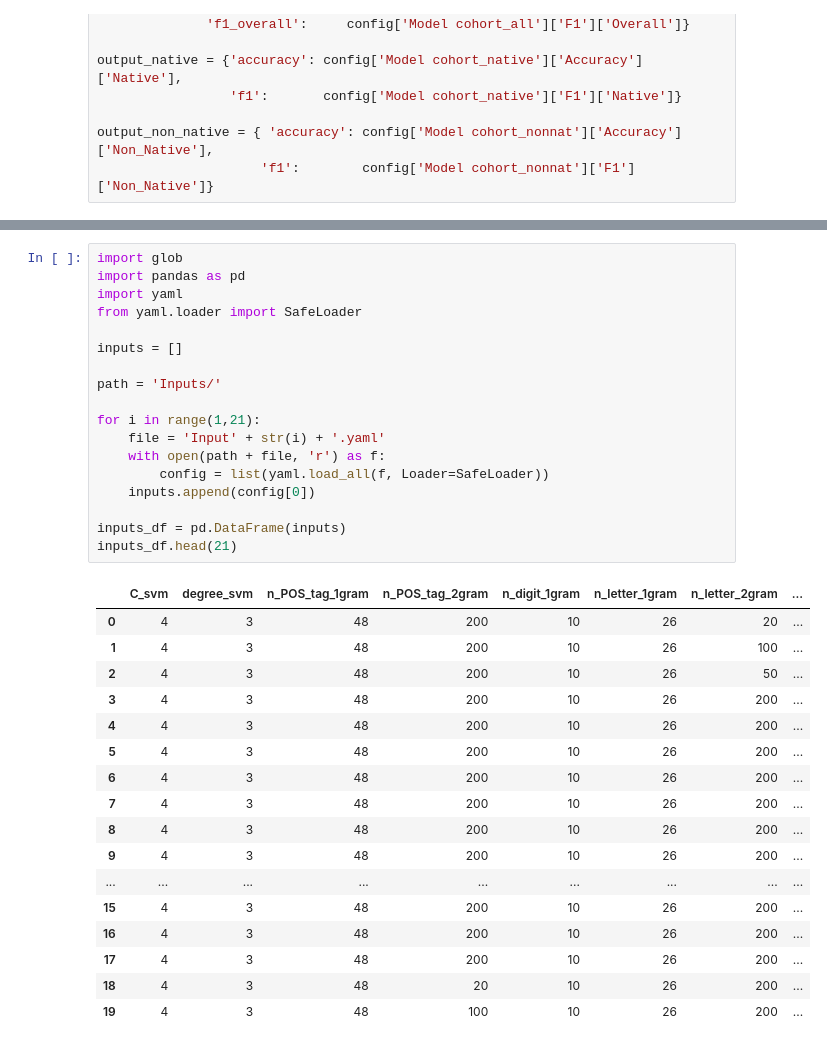
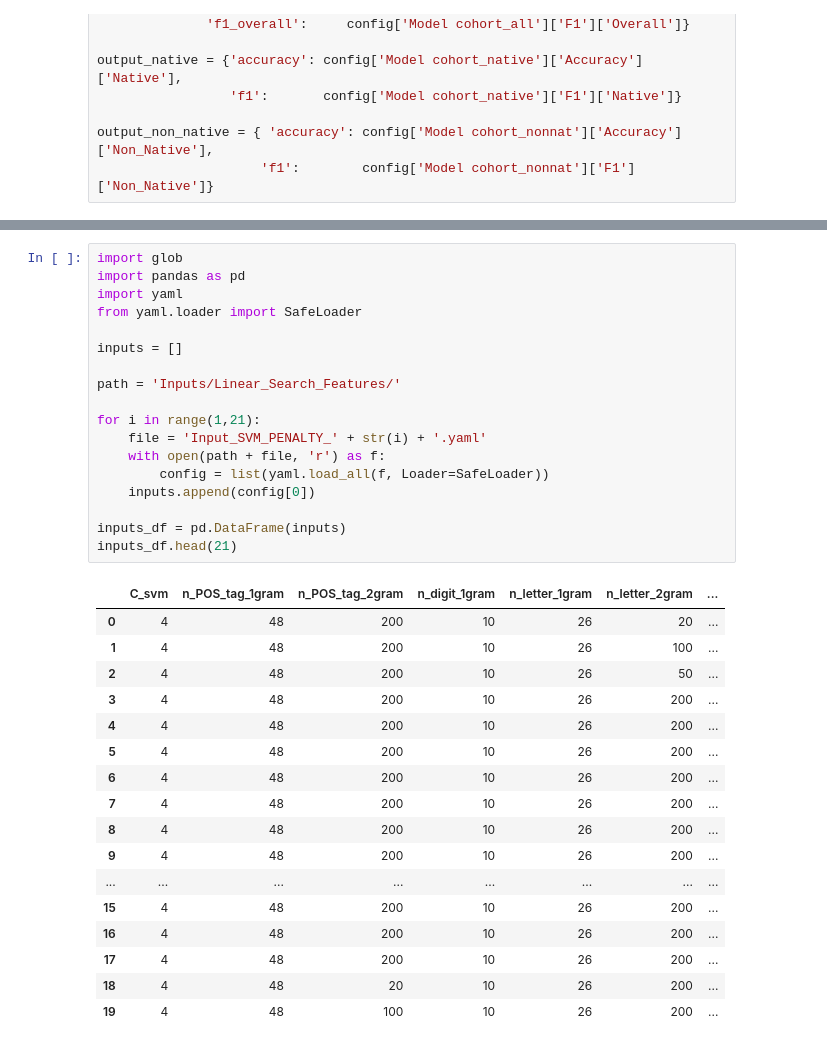
Before and after one commit to CS-433/project2-authclass, a Jupyter notebook: Arthur.ipynb, the cells around one changed output, grey strips where cells are left out. Cells and saved outputs as stored; diff of their text form.

Commit message:
Small changes to test grid search

```diff
--- a/Arthur.ipynb
+++ b/Arthur.ipynb
@@ -710,36 +669,36 @@ df
 # %%
 import glob
 import pandas as pd
 import yaml
 from yaml.loader import SafeLoader
 
 inputs = []
 
-path = 'Inputs/'
+path = 'Inputs/Linear_Search_Features/'
 
 for i in range(1,21):
-    file = 'Input' + str(i) + '.yaml'
+    file = 'Input_SVM_PENALTY_' + str(i) + '.yaml'
     with open(path + file, 'r') as f:
         config = list(yaml.load_all(f, Loader=SafeLoader))
     inputs.append(config[0])
 
 inputs_df = pd.DataFrame(inputs)
 inputs_df.head(21)
 # %% [output]
-|  | C_svm | degree_svm | n_POS_tag_1gram | n_POS_tag_2gram | n_digit_1gram | n_letter_1gram | n_letter_2gram | ... |
-| 0 | 4 | 3 | 48 | 200 | 10 | 26 | 20 | ... |
-| 1 | 4 | 3 | 48 | 200 | 10 | 26 | 100 | ... |
-| 2 | 4 | 3 | 48 | 200 | 10 | 26 | 50 | ... |
-| 3 | 4 | 3 | 48 | 200 | 10 | 26 | 200 | ... |
-| 4 | 4 | 3 | 48 | 200 | 10 | 26 | 200 | ... |
-| 5 | 4 | 3 | 48 | 200 | 10 | 26 | 200 | ... |
-| 6 | 4 | 3 | 48 | 200 | 10 | 26 | 200 | ... |
-| 7 | 4 | 3 | 48 | 200 | 10 | 26 | 200 | ... |
-| 8 | 4 | 3 | 48 | 200 | 10 | 26 | 200 | ... |
-| 9 | 4 | 3 | 48 | 200 | 10 | 26 | 200 | ... |
-| ... | ... | ... | ... | ... | ... | ... | ... | ... |
-| 15 | 4 | 3 | 48 | 200 | 10 | 26 | 200 | ... |
-| 16 | 4 | 3 | 48 | 200 | 10 | 26 | 200 | ... |
-| 17 | 4 | 3 | 48 | 200 | 10 | 26 | 200 | ... |
-| 18 | 4 | 3 | 48 | 20 | 10 | 26 | 200 | ... |
-| 19 | 4 | 3 | 48 | 100 | 10 | 26 | 200 | ... |
+|  | C_svm | n_POS_tag_1gram | n_POS_tag_2gram | n_digit_1gram | n_letter_1gram | n_letter_2gram | ... |
+| 0 | 4 | 48 | 200 | 10 | 26 | 20 | ... |
+| 1 | 4 | 48 | 200 | 10 | 26 | 100 | ... |
+| 2 | 4 | 48 | 200 | 10 | 26 | 50 | ... |
+| 3 | 4 | 48 | 200 | 10 | 26 | 200 | ... |
+| 4 | 4 | 48 | 200 | 10 | 26 | 200 | ... |
+| 5 | 4 | 48 | 200 | 10 | 26 | 200 | ... |
+| 6 | 4 | 48 | 200 | 10 | 26 | 200 | ... |
+| 7 | 4 | 48 | 200 | 10 | 26 | 200 | ... |
+| 8 | 4 | 48 | 200 | 10 | 26 | 200 | ... |
+| 9 | 4 | 48 | 200 | 10 | 26 | 200 | ... |
+| ... | ... | ... | ... | ... | ... | ... | ... |
+| 15 | 4 | 48 | 200 | 10 | 26 | 200 | ... |
+| 16 | 4 | 48 | 200 | 10 | 26 | 200 | ... |
+| 17 | 4 | 48 | 200 | 10 | 26 | 200 | ... |
+| 18 | 4 | 48 | 20 | 10 | 26 | 200 | ... |
+| 19 | 4 | 48 | 100 | 10 | 26 | 200 | ... |
```
Also changed, not shown: parts of 16 cells of this notebook, 2 other files.
